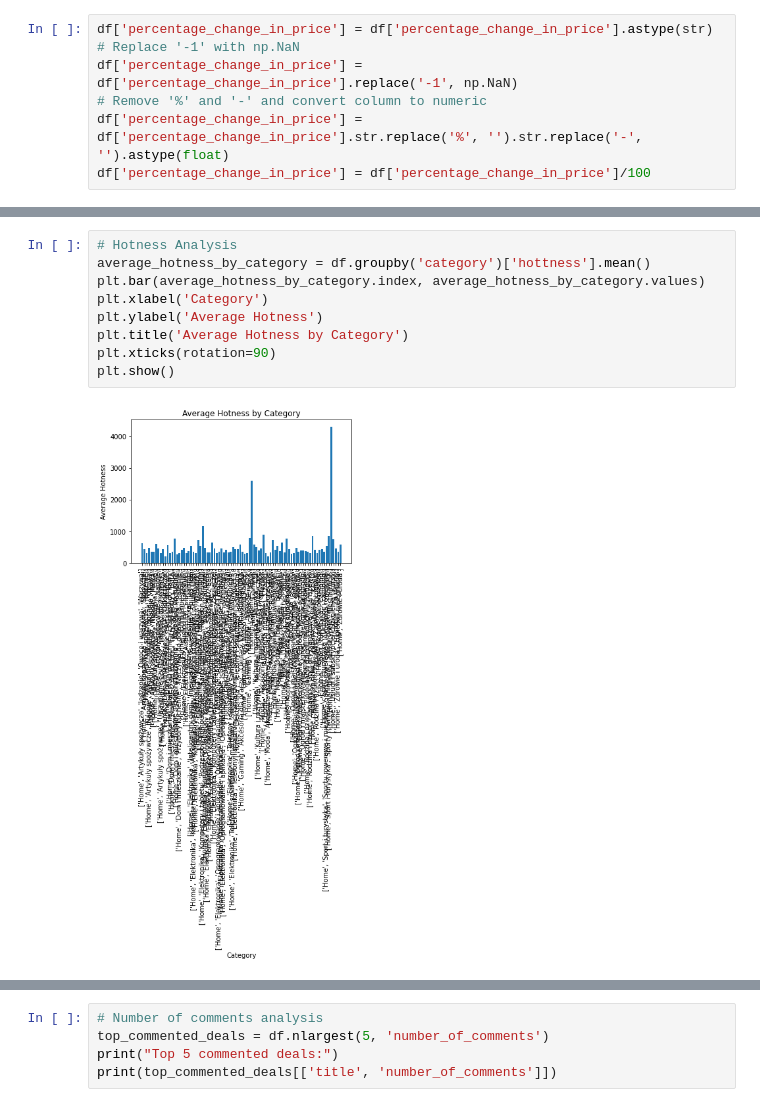
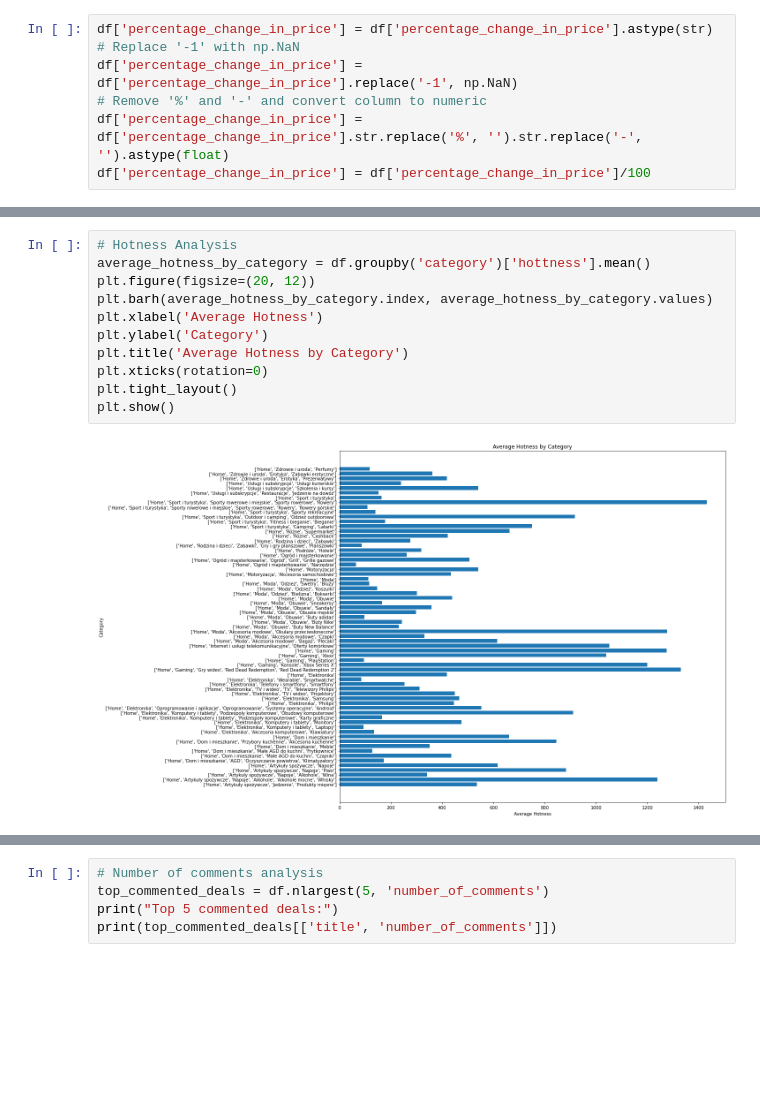
Before and after one commit to AdamJJ00/web-scrapping-pepper, a Jupyter notebook: pepper_data_analysis.ipynb, the cells around one changed output, grey strips where cells are left out. Drawn from its saved outputs; the diff is of its cells as text; blank space fills up the shorter version.

```diff
--- a/pepper_data_analysis.ipynb
+++ b/pepper_data_analysis.ipynb
@@ -75,12 +69,14 @@ plt.show()
 # %%
 # Hotness Analysis
 average_hotness_by_category = df.groupby('category')['hottness'].mean()
-plt.bar(average_hotness_by_category.index, average_hotness_by_category.values)
-plt.xlabel('Category')
-plt.ylabel('Average Hotness')
+plt.figure(figsize=(20, 12))
+plt.barh(average_hotness_by_category.index, average_hotness_by_category.values)
+plt.xlabel('Average Hotness')
+plt.ylabel('Category')
 plt.title('Average Hotness by Category')
-plt.xticks(rotation=90)
+plt.xticks(rotation=0)
+plt.tight_layout()
 plt.show()
 # %% [output]
-[figure, old version]
+[figure, new version]
 # %%
```
Also changed, not shown: parts of 10 cells of this notebook.
